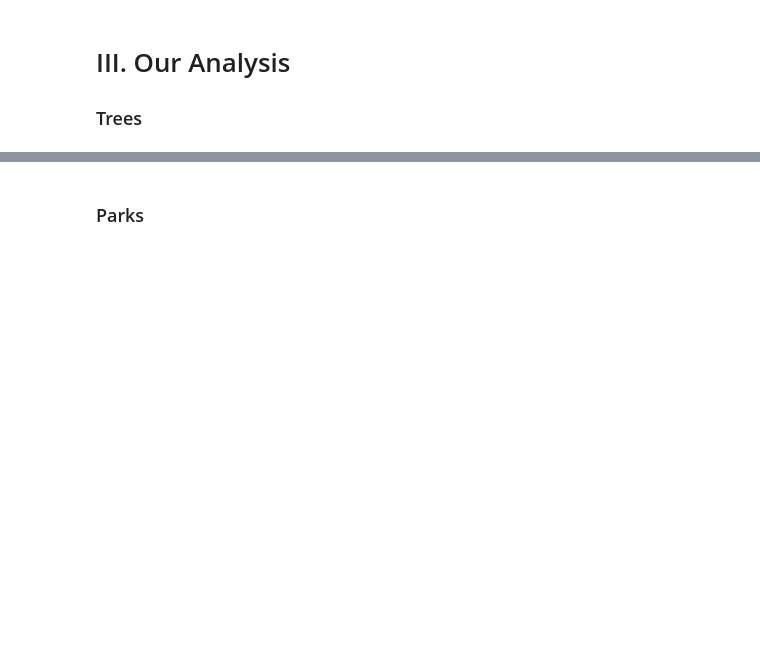
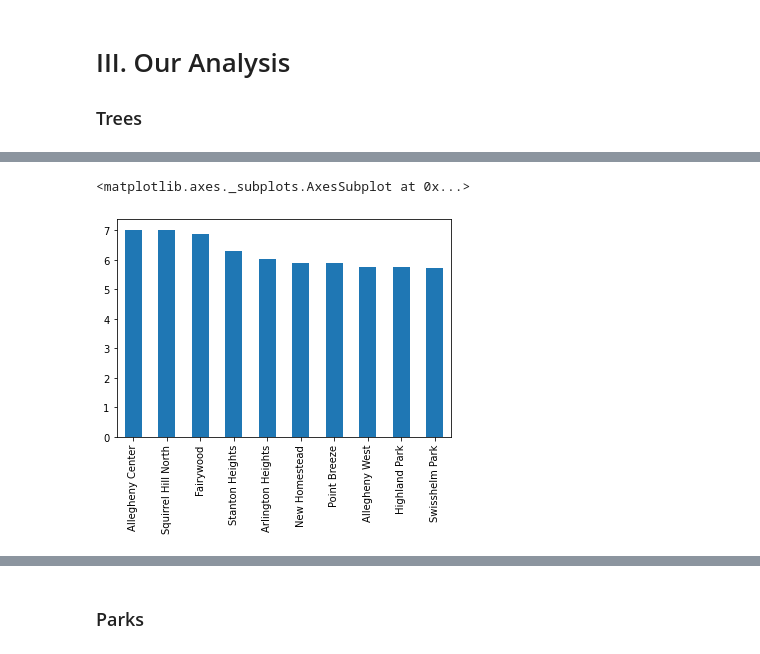
Before and after one commit to jackerman76/BigIdeasFinal, a Jupyter notebook: GroupNotebook.ipynb, the cells around one changed output, grey strips where cells are left out. Cells and saved outputs as stored; diff of their text form; code cells hidden in the pictures; blank space fills up the shorter version.

```diff
--- a/GroupNotebook.ipynb
+++ b/GroupNotebook.ipynb
@@ -14,0 +79,11 @@ Our metric of choice is environmental consciousness. In order to quantitatively
+# %%
+dataAddition = CO2+AQ
+dataAddition.sort_values(ascending=False, inplace=True)
+dataAddition = dataAddition/2
+dataAddition
+dataAddition10=dataAddition.head(10)
+dataAddition10.head(10)
+dataAddition10.plot.bar()
+# %% [output]
+<matplotlib.axes._subplots.AxesSubplot at 0x...>
+[figure, added]
```
Also changed, not shown: parts of 10 cells of this notebook.
